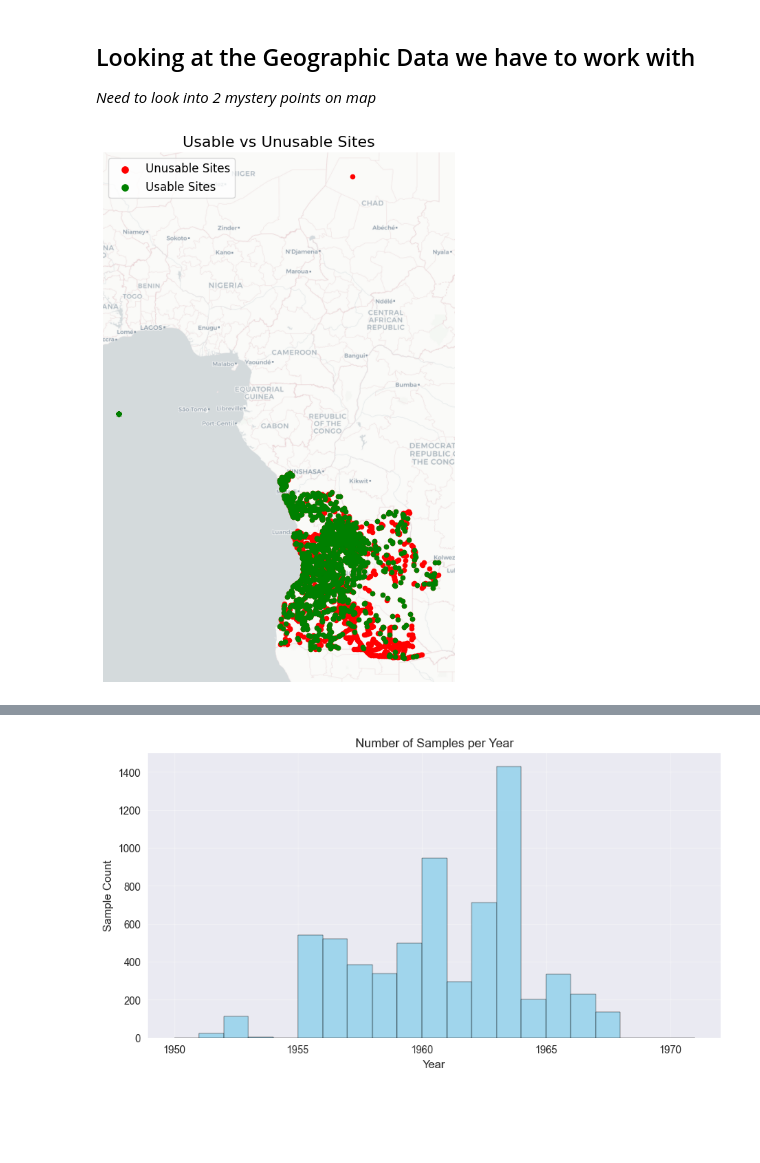
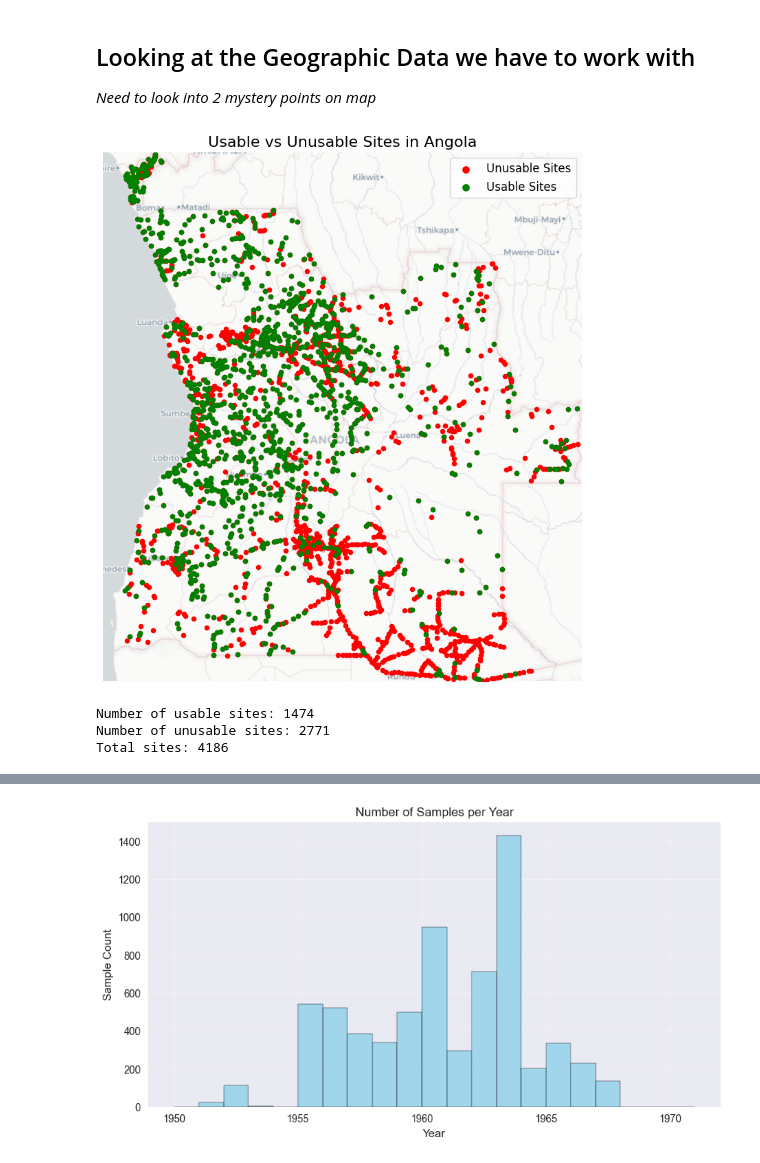
Before and after one commit to inesschwartz/ThesisSoilAngola, a Jupyter notebook: EDA/general_EDA.ipynb, the cells around one changed output, grey strips where cells are left out. Drawn from its saved outputs; the diff is of its cells as text; code cells hidden in the pictures; blank space fills up the shorter version.

```diff
--- a/EDA/general_EDA.ipynb
+++ b/EDA/general_EDA.ipynb
@@ -174,50 +197,87 @@ sampNsite.head()
 import geopandas as gpd
 import matplotlib.pyplot as plt
 import contextily as ctx
 
-# Ensure CRS is correct (replace EPSG if needed)
+# -------------------------------
+# 1. Construct GeoDataFrames
+# -------------------------------
 gdf_all = gpd.GeoDataFrame(
     site_info,
-    geometry=gpd.points_from_xy(site_info.X_coord, site_info.Y_coord),
+    geometry=gpd.points_from_xy(site_info["X_coord"], site_info["Y_coord"]),
     crs="EPSG:4326"
 )
 
 gdf_usable = gpd.GeoDataFrame(
     usable_sites,
-    geometry=gpd.points_from_xy(usable_sites.X_coord, usable_sites.Y_coord),
+    geometry=gpd.points_from_xy(usable_sites["X_coord"], usable_sites["Y_coord"]),
     crs="EPSG:4326"
 )
 
-# Identify unusable sites (sites that have X Y Coords but not enough info to caluculate SOC stock)
+# Unusable = points in gdf_all but not in gdf_usable
 gdf_unusable = gdf_all[~gdf_all.index.isin(gdf_usable.index)]
 
-# Reproject to Web Mercator for basemap
+# -------------------------------
+# 2. Clip points to Angola bounding box
+# -------------------------------
+# Angola bounding box in WGS84
+min_lon, max_lon = 11.4609793, 24.0878856
+min_lat, max_lat = -18.038945, -4.3880634
+
+# Keep points inside Angola
+gdf_all = gdf_all.cx[min_lon:max_lon, min_lat:max_lat]
+gdf_usable = gdf_usable.cx[min_lon:max_lon, min_lat:max_lat]
+gdf_unusable = gdf_unusable.cx[min_lon:max_lon, min_lat:max_lat]
+
+# -------------------------------
+# 3. Reproject to Web Mercator
+# -------------------------------
 gdf_all = gdf_all.to_crs(epsg=3857)
 gdf_usable = gdf_usable.to_crs(epsg=3857)
 gdf_unusable = gdf_unusable.to_crs(epsg=3857)
 
-# Plot
+# Convert bounding box to Web Mercator for map limits
+import pyproj
+from shapely.geometry import box
+from shapely.ops import transform
+
+wgs84 = pyproj.CRS('EPSG:4326')
+webmerc = pyproj.CRS('EPSG:3857')
+project = pyproj.Transformer.from_crs(wgs84, webmerc, always_xy=True).transform
+bbox_wgs = box(min_lon, min_lat, max_lon, max_lat)
+bbox_3857 = transform(project, bbox_wgs)
+minx, miny, maxx, maxy = bbox_3857.bounds
+
+# -------------------------------
+# 4. Plot
+# -------------------------------
 fig, ax = plt.subplots(figsize=(10, 10))
 
-# Plot unusable sites in red
 gdf_unusable.plot(ax=ax, color='red', markersize=20, label="Unusable Sites")
-# Plot usable sites in green
 gdf_usable.plot(ax=ax, color='green', markersize=20, label="Usable Sites")
 
-# Add basemap directly via URL
-ctx.add_basemap(
-    ax,
-    source="https://cartodb-basemaps-a.global.ssl.fastly.net/light_all/{z}/{x}/{y}.png"
-)
+# Limit map to Angola bounding box
+ax.set_xlim(minx, maxx)
+ax.set_ylim(miny, maxy)
 
-# Legend & labels
-plt.title("Usable vs Unusable Sites", fontsize=16)
+# Add basemap
+ctx.add_basemap(ax, source="https://cartodb-basemaps-a.global.ssl.fastly.net/light_all/{z}/{x}/{y}.png")
+
+plt.title("Usable vs Unusable Sites in Angola", fontsize=16)
 plt.legend(markerscale=1.5, fontsize=12)
 plt.axis("off")
+plt.show()
 
-plt.show()
+# -------------------------------
+# 5. Print counts
+# -------------------------------
+print("Number of usable sites:", len(gdf_usable))
+print("Number of unusable sites:", len(gdf_unusable))
+print("Total sites:", len(gdf_all))
 # %% [output]
-[figure, old version]
+[figure, new version]
+Number of usable sites: 1474
+Number of unusable sites: 2771
+Total sites: 4186
 # %%
 # === 2. GEOGRAPHIC DISTRIBUTION ANALYSIS ===
 print(f"\n🌍 GEOGRAPHIC DISTRIBUTION")
```
Also changed, not shown: parts of 7 cells of this notebook, 9 other files.
